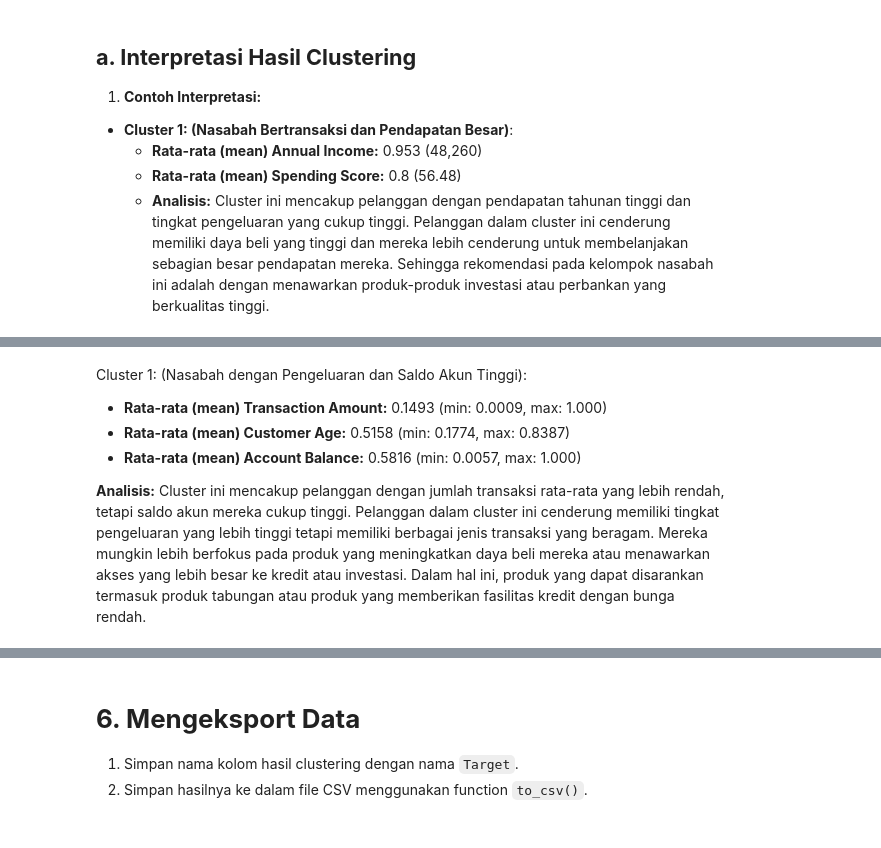
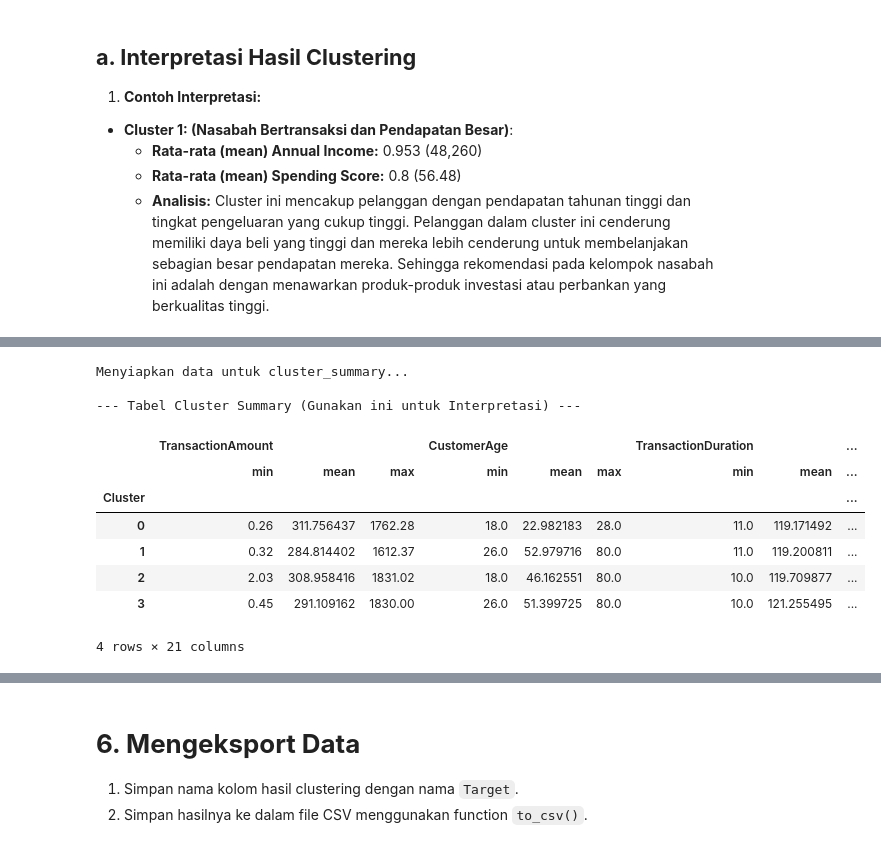
Before and after one commit to fmpangestu/Kmeans-decisionTree, a Jupyter notebook: [Clustering]_Submission_Akhir_BMLP_Your_Name.ipynb, the cells around one changed output, grey strips where cells are left out. Drawn from its saved outputs; the diff is of its cells as text; code cells hidden in the pictures.

```diff
--- a/[Clustering]_Submission_Akhir_BMLP_Your_Name.ipynb
+++ b/[Clustering]_Submission_Akhir_BMLP_Your_Name.ipynb
@@ -206,0 +223,12 @@ Kolom setelah drop ID:
+# %%
+# ## MEMBUAT SALINAN DATA UNTUK INTERPRETASI
+# Cell ini HARUS dijalankan SETELAH dropna() dan drop ID,
+# TAPI SEBELUM LabelEncoder dan MinMaxScaler.
+
+print("Membuat salinan 'df_for_interpretation'...")
+df_for_interpretation = df.copy()
+
+print("Salinan berhasil dibuat. Ini adalah data sebelum di-encode dan di-scale:")
+display(df_for_interpretation.head())
+print("Tipe data df_for_interpretation:")
+df_for_interpretation.info()
@@ -410,8 +465,43 @@ df.groupby('Cluster').describe().T
-# %% [markdown]
-Cluster 1: (Nasabah dengan Pengeluaran dan Saldo Akun Tinggi):
-- **Rata-rata (mean) Transaction Amount:** 0.1493 (min: 0.0009, max: 1.000)
-- **Rata-rata (mean) Customer Age:** 0.5158 (min: 0.1774, max: 0.8387)
-- **Rata-rata (mean) Account Balance:** 0.5816 (min: 0.0057, max: 1.000)
-
-**Analisis:**
-Cluster ini mencakup pelanggan dengan jumlah transaksi rata-rata yang lebih rendah, tetapi saldo akun mereka cukup tinggi. Pelanggan dalam cluster ini cenderung memiliki tingkat pengeluaran yang lebih tinggi tetapi memiliki berbagai jenis transaksi yang beragam. Mereka mungkin lebih berfokus pada produk yang meningkatkan daya beli mereka atau menawarkan akses yang lebih besar ke kredit atau investasi. Dalam hal ini, produk yang dapat disarankan termasuk produk tabungan atau produk yang memberikan fasilitas kredit dengan bunga rendah.
+# %%
+# ## Menampilkan analisis deskriptif (Membuat cluster_summary)
+
+import numpy as np # Pastikan numpy sudah di-import
+
+print("Menyiapkan data untuk cluster_summary...")
+
+# Pastikan model_kmeans sudah ada dan df_for_interpretation sudah dibuat
+if 'model_kmeans' not in locals() or 'df_for_interpretation' not in locals():
+    print("ERROR: Pastikan 'model_kmeans' sudah dilatih dan 'df_for_interpretation' sudah dibuat di Section 3.")
+else:
+    # Tambahkan label cluster ke df_for_interpretation
+    # Kita pakai .values untuk memastikan tidak ada masalah index jika dropna mengubahnya
+    df_for_interpretation['Cluster'] = model_kmeans.labels_
+
+    # Pisahkan fitur numerik & kategorikal DARI df_for_interpretation
+    numerical_features = df_for_interpretation.select_dtypes(include=np.number).columns.drop('Cluster').tolist()
+    categorical_features = df_for_interpretation.select_dtypes(include=['object', 'category']).columns.tolist()
+
+    # Buat dictionary untuk fungsi agregasi
+    agg_functions = {}
+    for col in numerical_features:
+        agg_functions[col] = ['min', 'mean', 'max']
+    for col in categorical_features:
+        agg_functions[col] = lambda x: x.mode()[0] if not x.mode().empty else 'N/A'
+
+    # Lakukan groupby berdasarkan 'Cluster' dan terapkan agregasi
+    cluster_summary = df_for_interpretation.groupby('Cluster').agg(agg_functions)
+
+    print("\n--- Tabel Cluster Summary (Gunakan ini untuk Interpretasi) ---")
+    display(cluster_summary)
+# %% [output]
+Menyiapkan data untuk cluster_summary...
+
+--- Tabel Cluster Summary (Gunakan ini untuk Interpretasi) ---
+|  | TransactionAmount |  |  | CustomerAge |  |  | TransactionDuration |  | ... |
+|  | min | mean | max | min | mean | max | min | mean | ... |
+| Cluster |  |  |  |  |  |  |  |  | ... |
+| 0 | 0.26 | 311.756437 | 1762.28 | 18.0 | 22.982183 | 28.0 | 11.0 | 119.171492 | ... |
+| 1 | 0.32 | 284.814402 | 1612.37 | 26.0 | 52.979716 | 80.0 | 11.0 | 119.200811 | ... |
+| 2 | 2.03 | 308.958416 | 1831.02 | 18.0 | 46.162551 | 80.0 | 10.0 | 119.709877 | ... |
+| 3 | 0.45 | 291.109162 | 1830.00 | 26.0 | 51.399725 | 80.0 | 10.0 | 121.255495 | ... |
+4 rows × 21 columns
```
Also changed, not shown: parts of 11 cells of this notebook, 2 other files.
